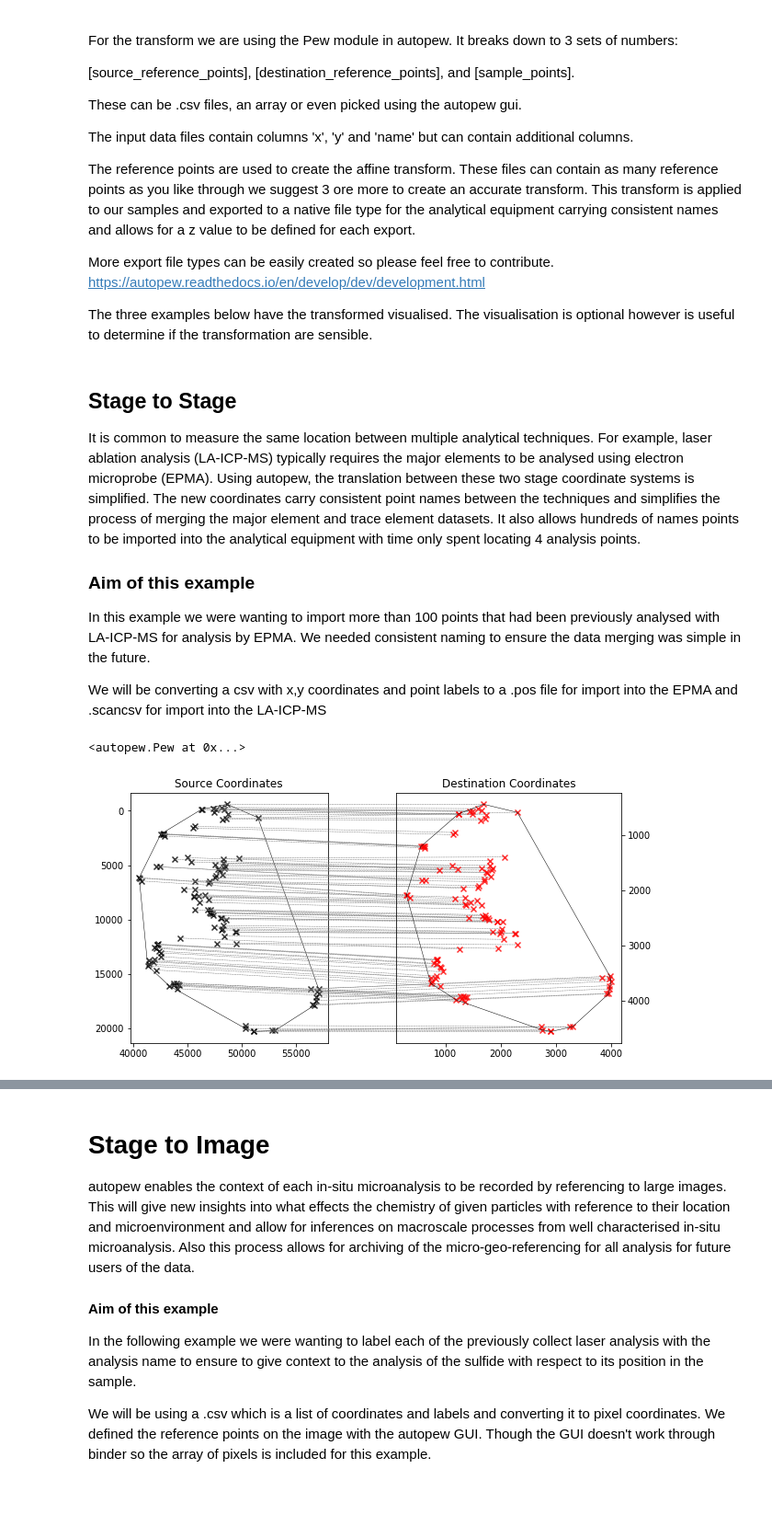
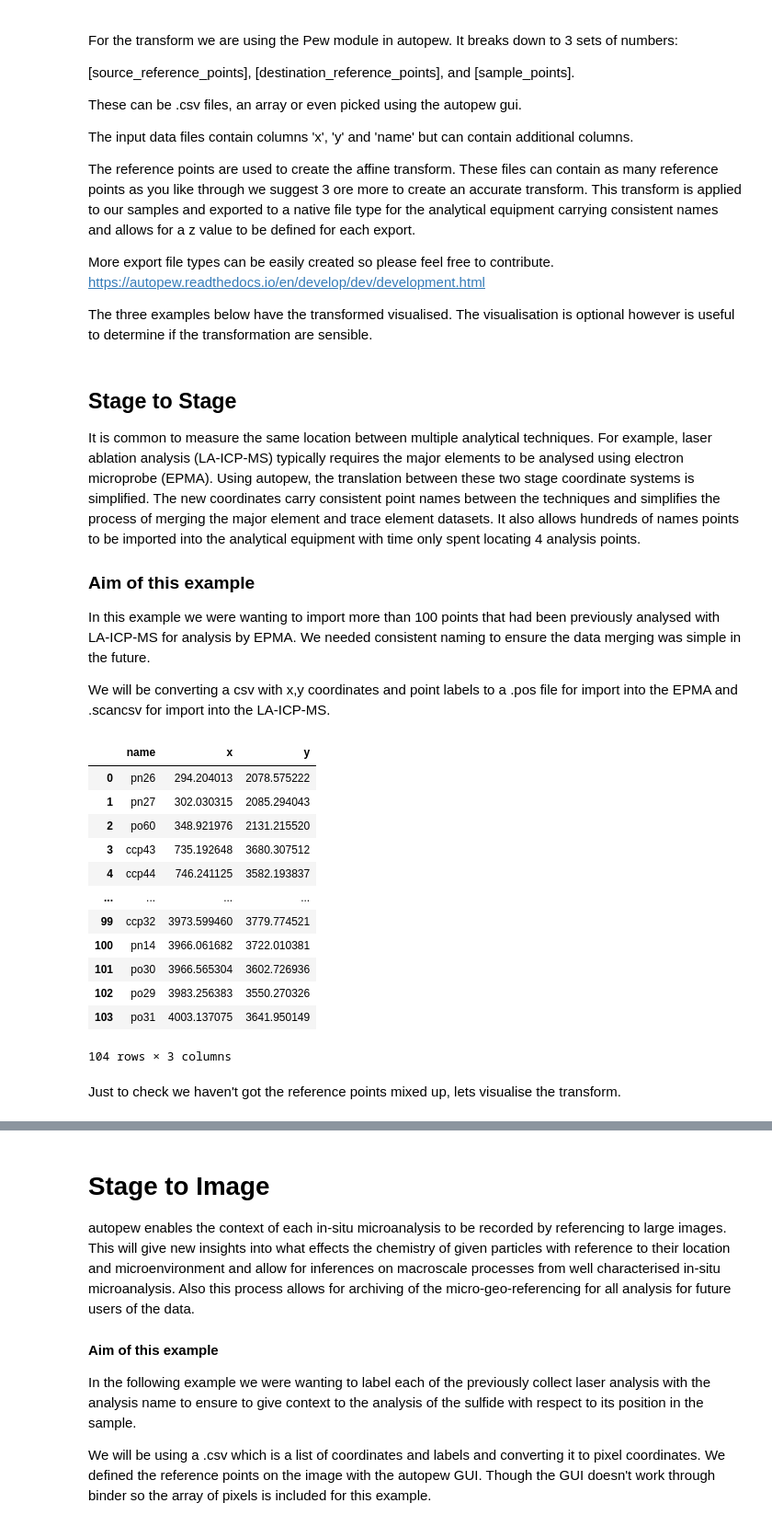
Before and after one commit to lavender22/AESC2021-autopew-poster, a Jupyter notebook: Autopew_poster.ipynb, the cells around one changed output, grey strips where cells are left out. Shown: that part at 92% size. Saved outputs shown, nothing was run; the diff lists cells and outputs as text; code cells hidden in the pictures; blank space fills up the shorter version.

```diff
--- a/Autopew_poster.ipynb
+++ b/Autopew_poster.ipynb
@@ -29,26 +29,32 @@ It is common to measure the same location between multiple analytical techniques
 ### Aim of this example
 In this example we were wanting to import more than 100 points that had been previously analysed with LA-ICP-MS for analysis by EPMA. We needed consistent naming to ensure the data merging was simple in the future.
 
-We will be converting a csv with x,y coordinates and point labels to a .pos file for import into the EPMA and .scancsv for import into the LA-ICP-MS
+We will be converting a csv with x,y coordinates and point labels to a .pos file for import into the EPMA and .scancsv for import into the LA-ICP-MS.
 # %%
 %matplotlib inline
 from autopew import Pew
 from autopew.util.plot import plot_transform
 
 # %% LOAD reference points and sample points ---------------------------------------------------------------
 points = (Pew("Supplementary Material/Reference Points_source.csv",
               "Supplementary Material/Reference Points_dest.csv")
               .load_samples('Supplementary Material/Sample_points.csv'))
 
-# %% VISUALISE THE TRANSFORM ---------------------------------------------------------------
-fig = plot_transform(
-    points.samples[['x', 'y']].values,
-    points.transformed[['x', 'y']].values)
-
-# %% EXPORT -----------------------------------------------------------
-points.export_samples("Points_new.pos", z=10.7)
-points.export_samples("Points_new.scancsv", z=20744)
-points.export_samples("Points_new.csv")
+#lets look at our transformed samples
+points.transformed
 # %% [output]
+|  | name | x | y |
+| 0 | pn26 | 294.204013 | 2078.575222 |
+| 1 | pn27 | 302.030315 | 2085.294043 |
+| 2 | po60 | 348.921976 | 2131.215520 |
+| 3 | ccp43 | 735.192648 | 3680.307512 |
+| 4 | ccp44 | 746.241125 | 3582.193837 |
+| ... | ... | ... | ... |
+| 99 | ccp32 | 3973.599460 | 3779.774521 |
+| 100 | pn14 | 3966.061682 | 3722.010381 |
+| 101 | po30 | 3966.565304 | 3602.726936 |
+| 102 | po29 | 3983.256383 | 3550.270326 |
+| 103 | po31 | 4003.137075 | 3641.950149 |
-<autopew.Pew at 0x...>
+104 rows × 3 columns
-[figure, removed]
+# %% [markdown]
+Just to check we haven't got the reference points mixed up, lets visualise the transform.
```
Also changed, not shown: parts of 7 cells of this notebook, 1 other file.
